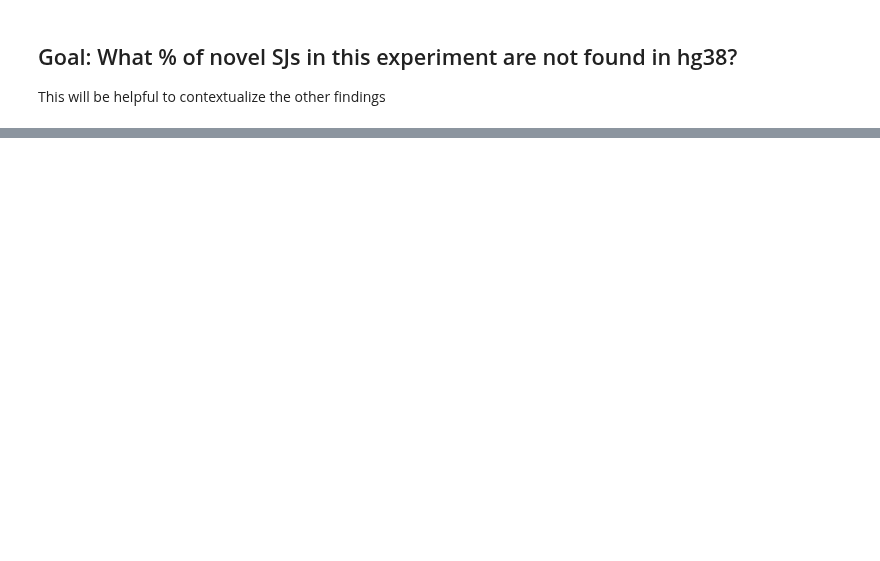
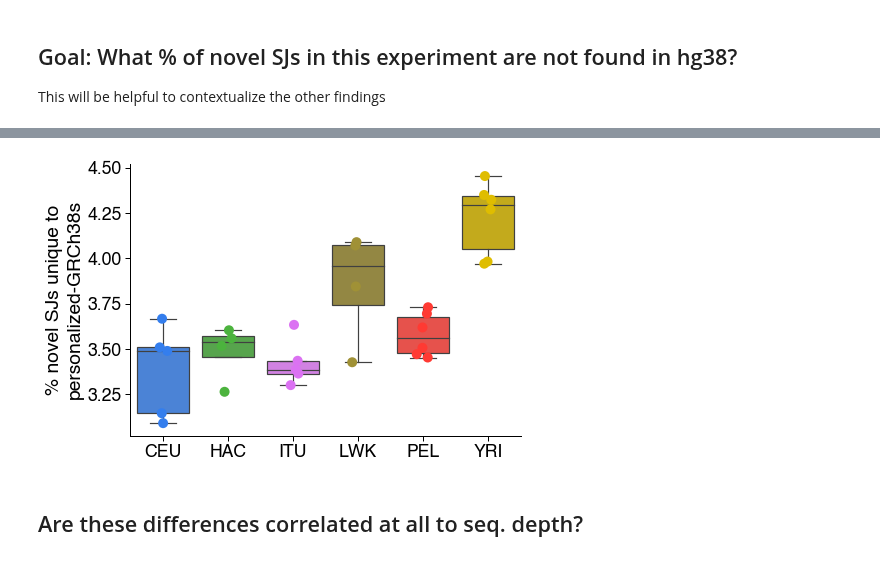
Before and after one commit to fairliereese/240903_pt, a Jupyter notebook: analysis/td_personal_perc_nov_sjs_not_in_hg38.ipynb, the cells around one changed output, grey strips where cells are left out. Drawn from its saved outputs; the diff is of its cells as text; code cells hidden in the pictures; blank space fills up the shorter version.

```diff
--- a/analysis/td_personal_perc_nov_sjs_not_in_hg38.ipynb
+++ b/analysis/td_personal_perc_nov_sjs_not_in_hg38.ipynb
@@ -62,0 +118,27 @@ meta_df = df.copy(deep=True)
+# %%
+# do the plot by population too just because
+temp = temp.merge(meta_df[['cell_line_id_1000g', 'population']],
+                    how='left',
+                    left_on='cell_line_id',
+                    right_on='cell_line_id_1000g')
+init_plot_settings(aspect='rectangle')
+c_dict, order = get_population_colors(cats=temp.population.unique().tolist())
+ax = sns.boxplot(temp,
+            x='population',
+            y='perc_uniq_to_haplotypes',
+            palette=c_dict,
+            order=order,
+            saturation=0.75,
+            showfliers=False)
+sns.stripplot(x='population', y='perc_uniq_to_haplotypes', data=temp, jitter=True,
+              palette=c_dict,
+              order=order,
+              size=10,
+              edgecolor='k')
+_ = ax.set(xlabel='', ylabel='% novel SJs unique to\npersonalized-GRCh38s')
+ax.spines['right'].set_visible(False)
+ax.spines['top'].set_visible(False)
+# %% [output]
+[figure, added]
+# %% [markdown]
+## Are these differences correlated at all to seq. depth?
```
Also changed, not shown: parts of 24 cells of this notebook, 4 other files.
